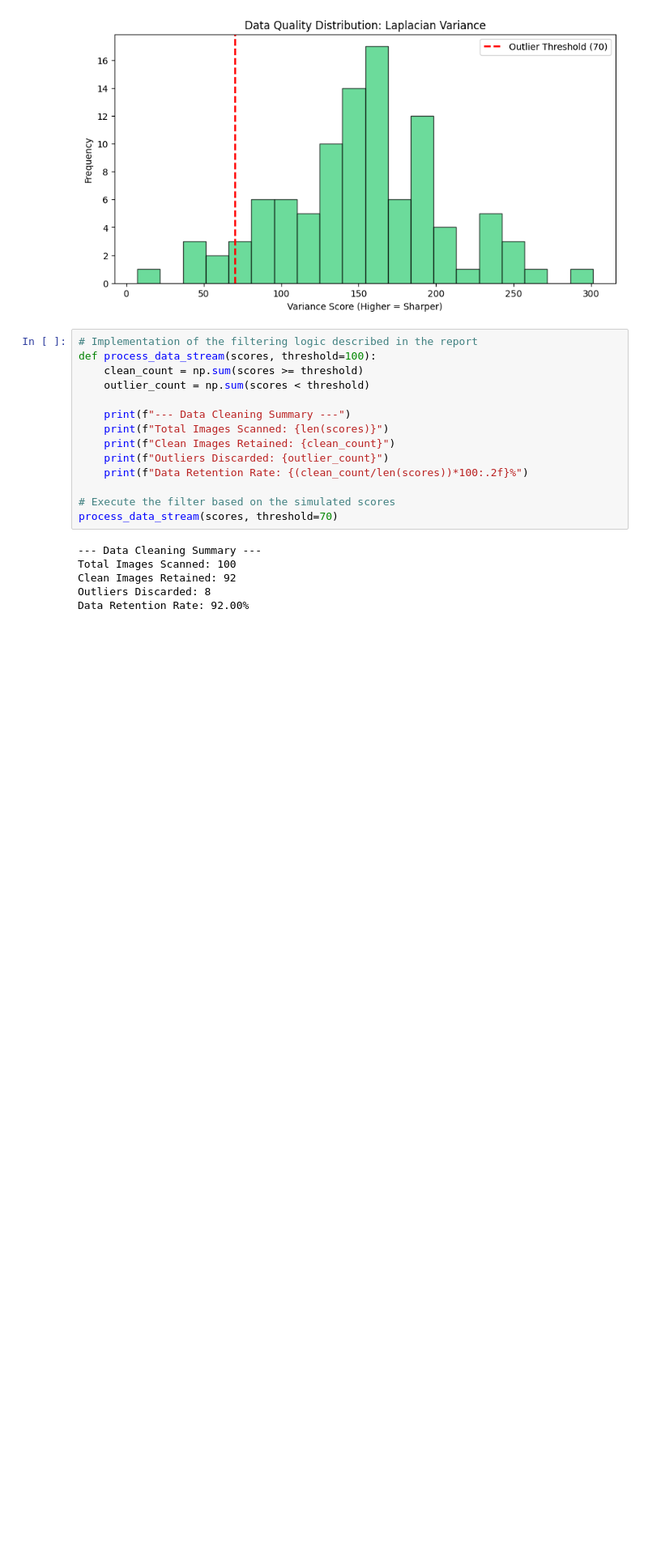
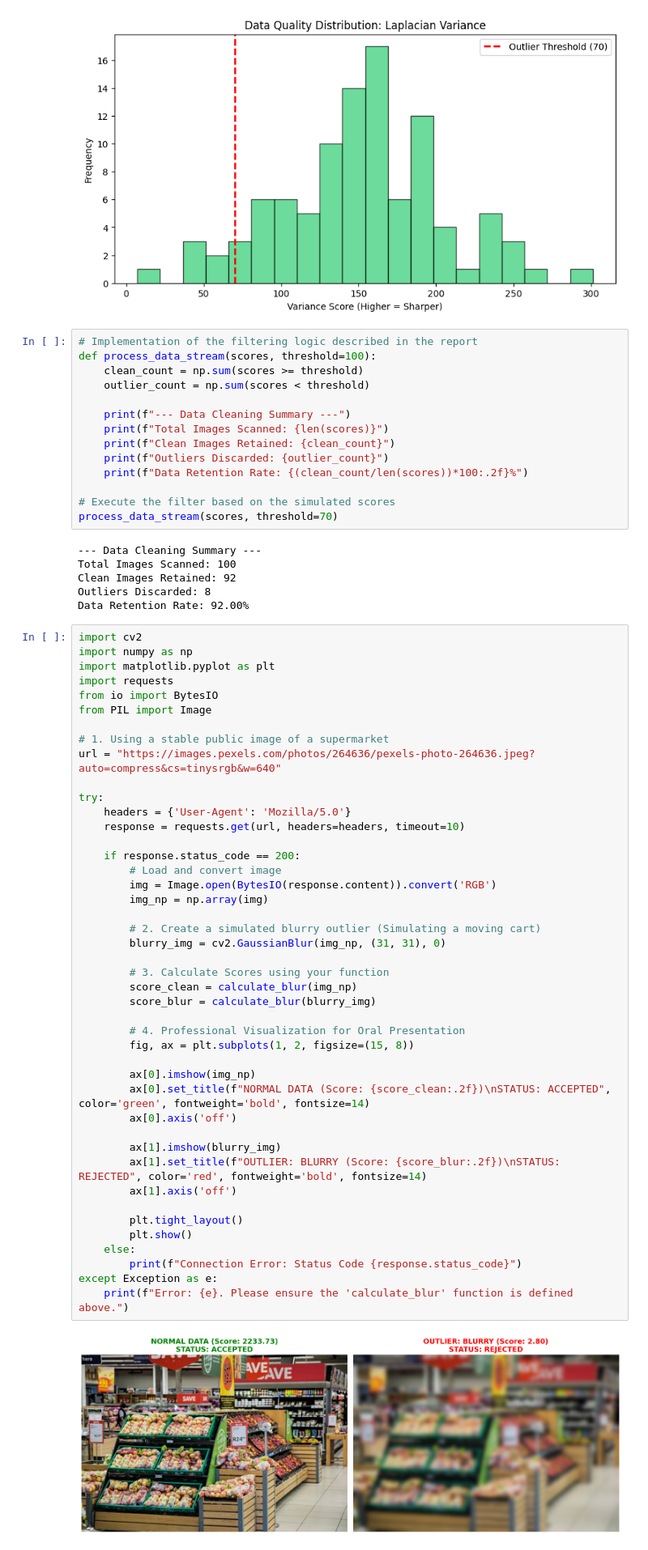
Before and after one commit to YuanFan666/Project-for-ESE-5971, a Jupyter notebook: MidSemester_Report_Coconut.ipynb, the cells around one changed output. Shown at 81% size. Drawn from its saved outputs; the diff is of its cells as text; blank space fills up the shorter version.

```diff
--- a/MidSemester_Report_Coconut.ipynb
+++ b/MidSemester_Report_Coconut.ipynb
@@ -69,6 +69,52 @@ Total Images Scanned: 100
 Clean Images Retained: 92
 Outliers Discarded: 8
 Data Retention Rate: 92.00%
+# %%
+import cv2
+import numpy as np
+import matplotlib.pyplot as plt
+import requests
+from io import BytesIO
+from PIL import Image
+
+# 1. Using a stable public image of a supermarket
+url = "https://images.pexels.com/photos/264636/pexels-photo-264636.jpeg?auto=compress&cs=tinysrgb&w=640"
+
+try:
+    headers = {'User-Agent': 'Mozilla/5.0'}
+    response = requests.get(url, headers=headers, timeout=10)
+
+    if response.status_code == 200:
+        # Load and convert image
+        img = Image.open(BytesIO(response.content)).convert('RGB')
+        img_np = np.array(img)
+
+        # 2. Create a simulated blurry outlier (Simulating a moving cart)
+        blurry_img = cv2.GaussianBlur(img_np, (31, 31), 0)
+
+        # 3. Calculate Scores using your function
+        score_clean = calculate_blur(img_np)
+        score_blur = calculate_blur(blurry_img)
+
+        # 4. Professional Visualization for Oral Presentation
+        fig, ax = plt.subplots(1, 2, figsize=(15, 8))
+
+        ax[0].imshow(img_np)
+        ax[0].set_title(f"NORMAL DATA (Score: {score_clean:.2f})\nSTATUS: ACCEPTED", color='green', fontweight='bold', fontsize=14)
+        ax[0].axis('off')
+
+        ax[1].imshow(blurry_img)
+        ax[1].set_title(f"OUTLIER: BLURRY (Score: {score_blur:.2f})\nSTATUS: REJECTED", color='red', fontweight='bold', fontsize=14)
+        ax[1].axis('off')
+
+        plt.tight_layout()
+        plt.show()
+    else:
+        print(f"Connection Error: Status Code {response.status_code}")
+except Exception as e:
+    print(f"Error: {e}. Please ensure the 'calculate_blur' function is defined above.")
+# %% [output]
+[figure, added]
 # %% [markdown]
 ## 3. Model Updates & Machine Learning Morphism (MLM)
 Our project has shifted toward **YOLOv10** to leverage its NMS-free training, which significantly reduces end-to-end latency.
```
Also changed, not shown: parts of 3 cells of this notebook.
